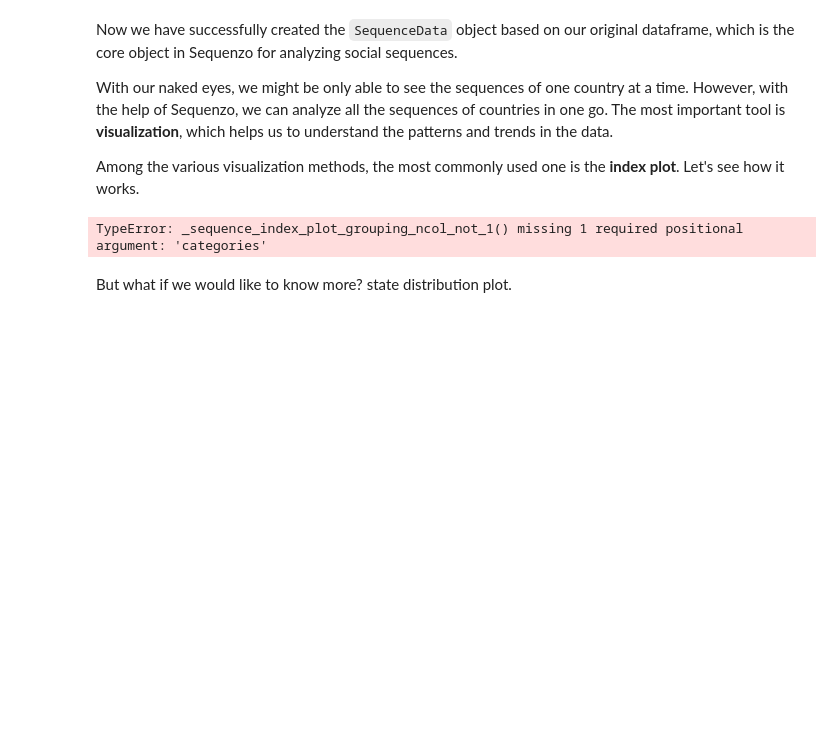
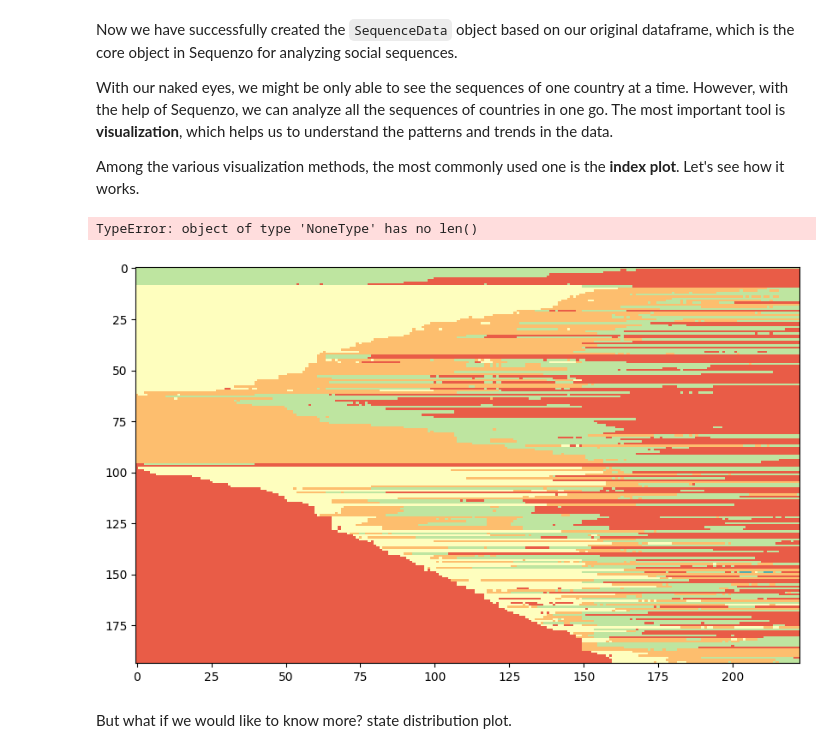
Before and after one commit to Liang-Team/Sequenzo, a Jupyter notebook: Tutorials/01_quickstart.ipynb, the cells around one changed output. Drawn from its saved outputs; the diff is of its cells as text; code cells hidden in the pictures; blank space fills up the shorter version.

Commit message:
Added a dataset in history and worked on sequence index plot

```diff
--- a/Tutorials/01_quickstart.ipynb
+++ b/Tutorials/01_quickstart.ipynb
@@ -27,7 +27,7 @@ print('Available datasets in Sequenzo: ', list_datasets())
 
 # Load the data that we would like to explore in this tutorial
 # `df` is the short for `dataframe`, which is a common variable name for a dataset
-df = load_dataset('country_CO2_emissions')
+df = load_dataset('country_co2_emissions')
 
 # Show the dataframe
 df
@@ -106,11 +106,11 @@ With our naked eyes, we might be only able to see the sequences of one country a
 Among the various visualization methods, the most commonly used one is the **index plot**. Let's see how it works.
 # %%
 # Plot the index plot
-# TODO: debug the plot_sequence_index function
 
-plot_sequence_index(sequence_data, sortv='lexical', id_group_df='region')
+plot_sequence_index(sequence_data, sortv='lexical', save_as=None)
 # %% [output]
-TypeError: _sequence_index_plot_grouping_ncol_not_1() missing 1 required positional argument: 'categories'
+TypeError: object of type 'NoneType' has no len()
+[figure, added]
 # %% [markdown]
 But what if we would like to know more? state distribution plot.
 # %%
```
Also changed, not shown: parts of 3 cells of this notebook, 3 other files.
